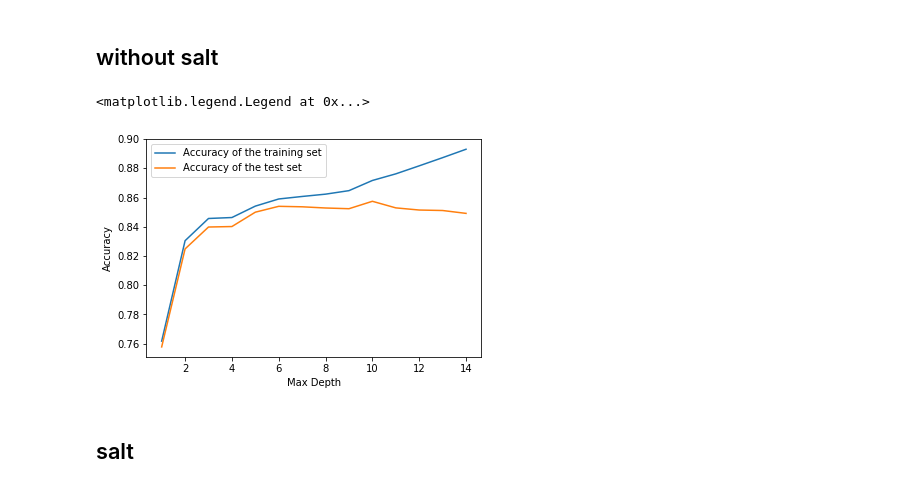
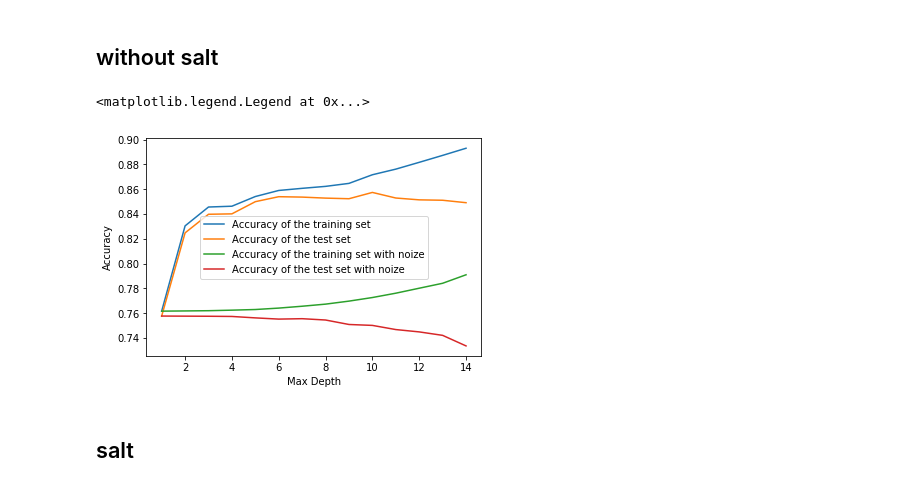
Before and after one commit to ar0usel/Differential-Privacy, a Jupyter notebook: Baseline with xgb.ipynb, the cells around one changed output. Saved outputs shown, nothing was run; the diff lists cells and outputs as text; code cells hidden in the pictures.

```diff
--- a/Baseline with xgb.ipynb
+++ b/Baseline with xgb.ipynb
@@ -4,7 +4,7 @@ def noize(cancer, e = 1):
         size  = cancer[:,i].shape
         max_el = max(cancer[:,i])
         noise = np.random.laplace(0, max_el/e, size)
-        cancer[:,i] *= noise
+        cancer[:,i] += noise
     return cancer
 # %%
 from sklearn.datasets import load_breast_cancer
@@ -40,37 +40,46 @@ data[['104','105', 'income']].corr()
 # %% [markdown]
 ## without salt
 # %%
+X, y = data.drop(['income'], axis = 1).values, data['income'].values
 #----------------- Decision Tree
 X_train, X_test, y_train, y_test = train_test_split(X, y, random_state=42)
 
 training_accuracy = []
 test_accuracy = []
+training_accuracy_s = []
+test_accuracy_s = []
 
 max_dep = range(1,15)
 
 for md in max_dep:
     tree = DecisionTreeClassifier(max_depth=md,random_state=0)
     tree.fit(X_train,y_train)
     training_accuracy.append(tree.score(X_train, y_train))
     test_accuracy.append(tree.score(X_test, y_test))
 
+#----------------- Decision Tree
+X_train, X_test, y_train, y_test = train_test_split(noize(X, e=0.1), y, random_state=42)
+
+
+max_dep = range(1,15)
+
+for md in max_dep:
+    tree = DecisionTreeClassifier(max_depth=md,random_state=0)
+    tree.fit(X_train,y_train)
+    training_accuracy_s.append(tree.score(X_train, y_train))
+    test_accuracy_s.append(tree.score(X_test, y_test))
+
 plt.plot(max_dep,training_accuracy, label='Accuracy of the training set')
 plt.plot(max_dep,test_accuracy, label='Accuracy of the test set')
+plt.plot(max_dep,training_accuracy_s, label='Accuracy of the training set with noize')
+plt.plot(max_dep,test_accuracy_s, label='Accuracy of the test set with noize')
+
 plt.ylabel('Accuracy')
 plt.xlabel('Max Depth')
 plt.legend()
-
-# By having larger max_depth (>5), we overfit the model into training data, so the accuracy for training set become
-# but the accuracy for test set decrease
-
-# other parameters than can work with:
-# - min_samples_leaf, max_sample_leaf
-# - max_leaf_node
-
-# by looking at plot, best result accurs when max_depth is 3
 # %% [output]
 <matplotlib.legend.Legend at 0x...>
-[figure, old version]
+[figure, new version]
 # %% [markdown]
 ## salt
 # %%
```
Also changed, not shown: parts of 13 cells of this notebook.
